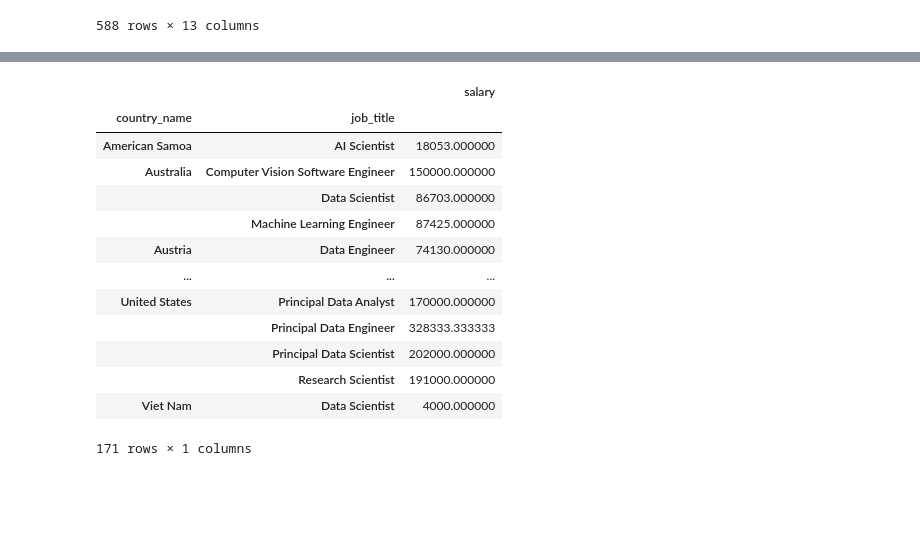
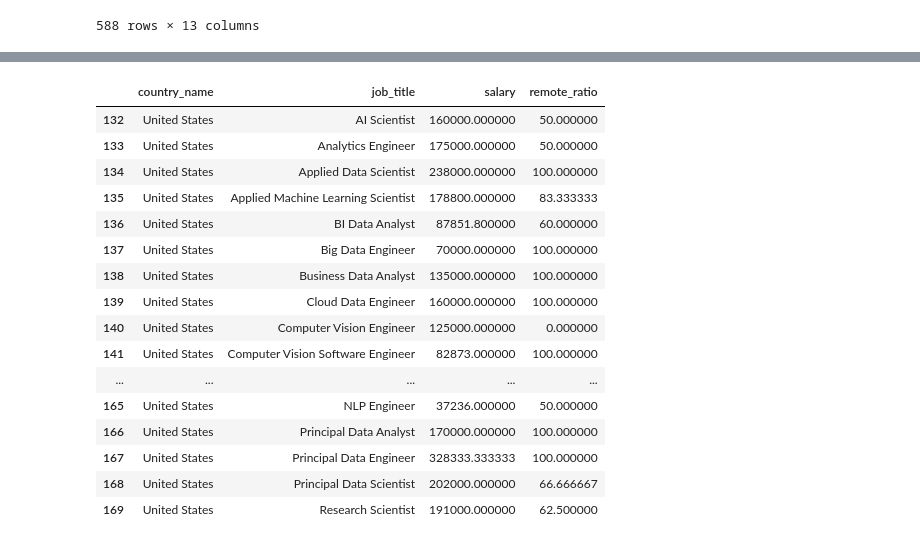
Before and after one commit to kealvarez/project3, a Jupyter notebook: resources/dataCleaning.ipynb, the cells around one changed output, grey strips where cells are left out. Drawn from its saved outputs; the diff is of its cells as text; code cells hidden in the pictures; blank space fills up the shorter version.

```diff
--- a/resources/dataCleaning.ipynb
+++ b/resources/dataCleaning.ipynb
@@ -152,20 +167,29 @@ countryGroup = cleanFTdata.groupby(["country_name", "job_title"])
 # %%
 groupDF = pd.DataFrame({
-    'salary': countryGroup.salary_in_usd.mean()
+    'salary': countryGroup.salary_in_usd.mean(),
+    "remote_ratio": countryGroup.remote_ratio.mean(),
 })
-groupDF
+# groupDF.reset_index(inplace=True)
+groupDF.reset_index(inplace=True)
-# %% [output]
-|  |  | salary |
-| country_name | job_title |  |
-| American Samoa | AI Scientist | 18053.000000 |
-| Australia | Computer Vision Software Engineer | 150000.000000 |
-|  | Data Scientist | 86703.000000 |
-|  | Machine Learning Engineer | 87425.000000 |
-| Austria | Data Engineer | 74130.000000 |
-| ... | ... | ... |
-| United States | Principal Data Analyst | 170000.000000 |
-|  | Principal Data Engineer | 328333.333333 |
-|  | Principal Data Scientist | 202000.000000 |
-|  | Research Scientist | 191000.000000 |
-| Viet Nam | Data Scientist | 4000.000000 |
-171 rows × 1 columns
+# %%
+# groupDF
+us = groupDF.loc[groupDF["country_name"] == "United States"].copy()
+us
+# %% [output]
+|  | country_name | job_title | salary | remote_ratio |
+| 132 | United States | AI Scientist | 160000.000000 | 50.000000 |
+| 133 | United States | Analytics Engineer | 175000.000000 | 50.000000 |
+| 134 | United States | Applied Data Scientist | 238000.000000 | 100.000000 |
+| 135 | United States | Applied Machine Learning Scientist | 178800.000000 | 83.333333 |
+| 136 | United States | BI Data Analyst | 87851.800000 | 60.000000 |
+| 137 | United States | Big Data Engineer | 70000.000000 | 100.000000 |
+| 138 | United States | Business Data Analyst | 135000.000000 | 100.000000 |
+| 139 | United States | Cloud Data Engineer | 160000.000000 | 100.000000 |
+| 140 | United States | Computer Vision Engineer | 125000.000000 | 0.000000 |
+| 141 | United States | Computer Vision Software Engineer | 82873.000000 | 100.000000 |
+| ... | ... | ... | ... | ... |
+| 165 | United States | NLP Engineer | 37236.000000 | 50.000000 |
+| 166 | United States | Principal Data Analyst | 170000.000000 | 100.000000 |
+| 167 | United States | Principal Data Engineer | 328333.333333 | 100.000000 |
+| 168 | United States | Principal Data Scientist | 202000.000000 | 66.666667 |
+| 169 | United States | Research Scientist | 191000.000000 | 62.500000 |
```
Also changed, not shown: parts of 3 cells of this notebook, 5 other files.
